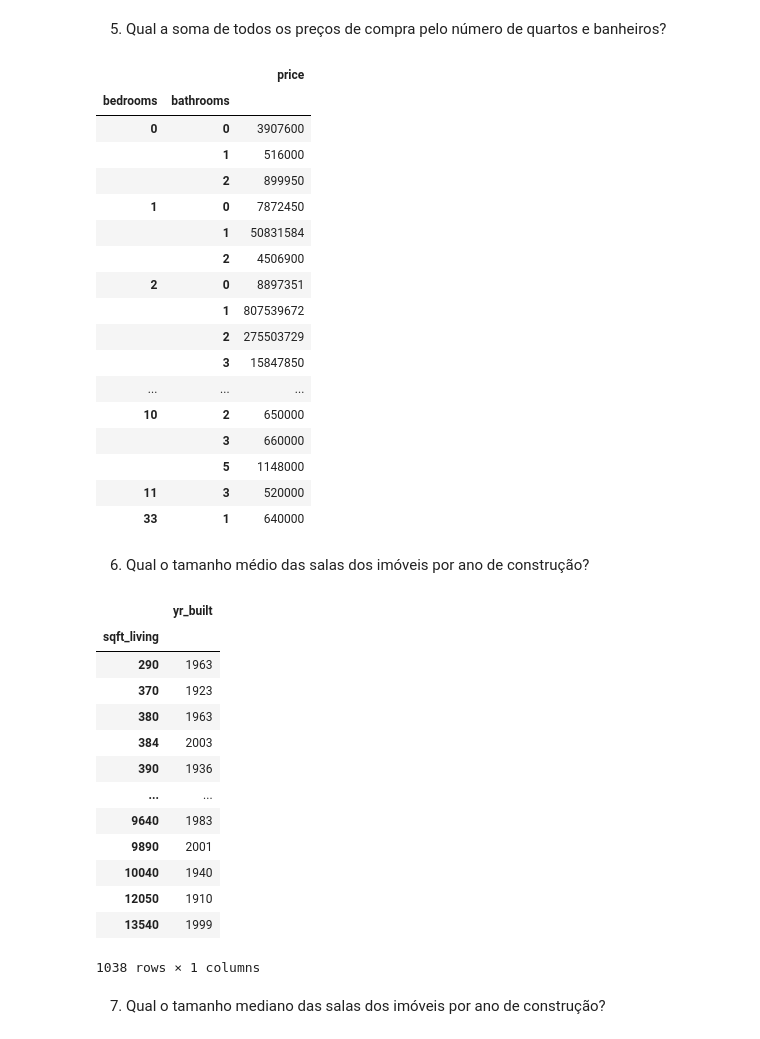
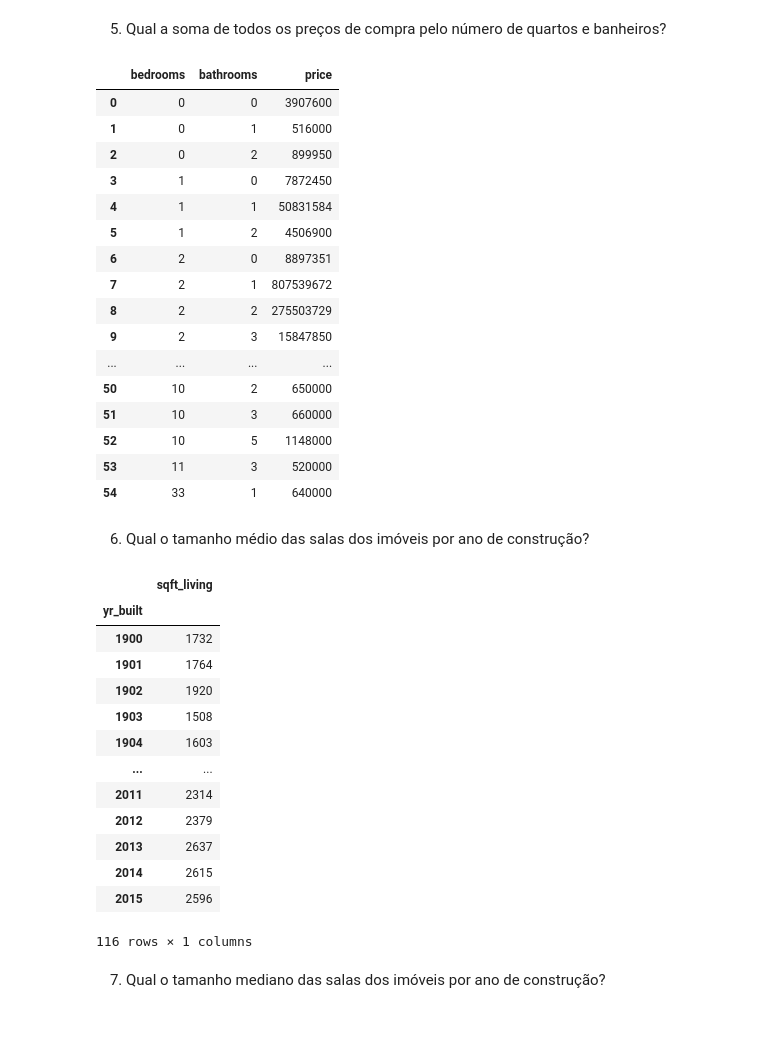
Before and after one commit to siquette/Analise-de-Dados-com-Python, a Jupyter notebook: m2/Módulo_03_Estruturas_de_dados.ipynb, the cells around one changed output. Cells and saved outputs as stored; diff of their text form; code cells hidden in the pictures.

```diff
--- a/m2/Módulo_03_Estruturas_de_dados.ipynb
+++ b/m2/Módulo_03_Estruturas_de_dados.ipynb
@@ -94,44 +95,43 @@ data[['price', 'bedrooms']]. groupby('bedrooms').sum()
 # %%
 data['bathrooms'] = data['bathrooms'].astype(int)
 # %%
-data[['price', 'bedrooms', 'bathrooms']]. groupby(['bedrooms','bathrooms']).sum()
+data[['price', 'bedrooms', 'bathrooms']]. groupby(['bedrooms','bathrooms']).sum().reset_index()
 # %% [output]
-|  |  | price |
-| bedrooms | bathrooms |  |
-| 0 | 0 | 3907600 |
-|  | 1 | 516000 |
-|  | 2 | 899950 |
-| 1 | 0 | 7872450 |
-|  | 1 | 50831584 |
-|  | 2 | 4506900 |
-| 2 | 0 | 8897351 |
-|  | 1 | 807539672 |
-|  | 2 | 275503729 |
-|  | 3 | 15847850 |
-| ... | ... | ... |
-| 10 | 2 | 650000 |
-|  | 3 | 660000 |
-|  | 5 | 1148000 |
-| 11 | 3 | 520000 |
-| 33 | 1 | 640000 |
+|  | bedrooms | bathrooms | price |
+| 0 | 0 | 0 | 3907600 |
+| 1 | 0 | 1 | 516000 |
+| 2 | 0 | 2 | 899950 |
+| 3 | 1 | 0 | 7872450 |
+| 4 | 1 | 1 | 50831584 |
+| 5 | 1 | 2 | 4506900 |
+| 6 | 2 | 0 | 8897351 |
+| 7 | 2 | 1 | 807539672 |
+| 8 | 2 | 2 | 275503729 |
+| 9 | 2 | 3 | 15847850 |
+| ... | ... | ... | ... |
+| 50 | 10 | 2 | 650000 |
+| 51 | 10 | 3 | 660000 |
+| 52 | 10 | 5 | 1148000 |
+| 53 | 11 | 3 | 520000 |
+| 54 | 33 | 1 | 640000 |
 # %% [markdown]
 6. Qual o tamanho médio das salas dos imóveis por ano de construção?
 # %%
-data[['sqft_living', 'yr_built']].groupby('sqft_living').mean()
+data[['sqft_living', 'yr_built']].groupby('yr_built').mean()
 # %% [output]
-|  | yr_built |
-| sqft_living |  |
-| 290 | 1963 |
-| 370 | 1923 |
-| 380 | 1963 |
-| 384 | 2003 |
-| 390 | 1936 |
+|  | sqft_living |
+| yr_built |  |
+| 1900 | 1732 |
+| 1901 | 1764 |
+| 1902 | 1920 |
+| 1903 | 1508 |
+| 1904 | 1603 |
 | ... | ... |
-| 9640 | 1983 |
-| 9890 | 2001 |
-| 10040 | 1940 |
-| 12050 | 1910 |
-| 13540 | 1999 |
+| 2011 | 2314 |
+| 2012 | 2379 |
+| 2013 | 2637 |
+| 2014 | 2615 |
+| 2015 | 2596 |
-1038 rows × 1 columns
+116 rows × 1 columns
 # %% [markdown]
 7. Qual o tamanho mediano das salas dos imóveis por ano de construção?
```
Also changed, not shown: parts of 13 cells of this notebook, 1 other file.
